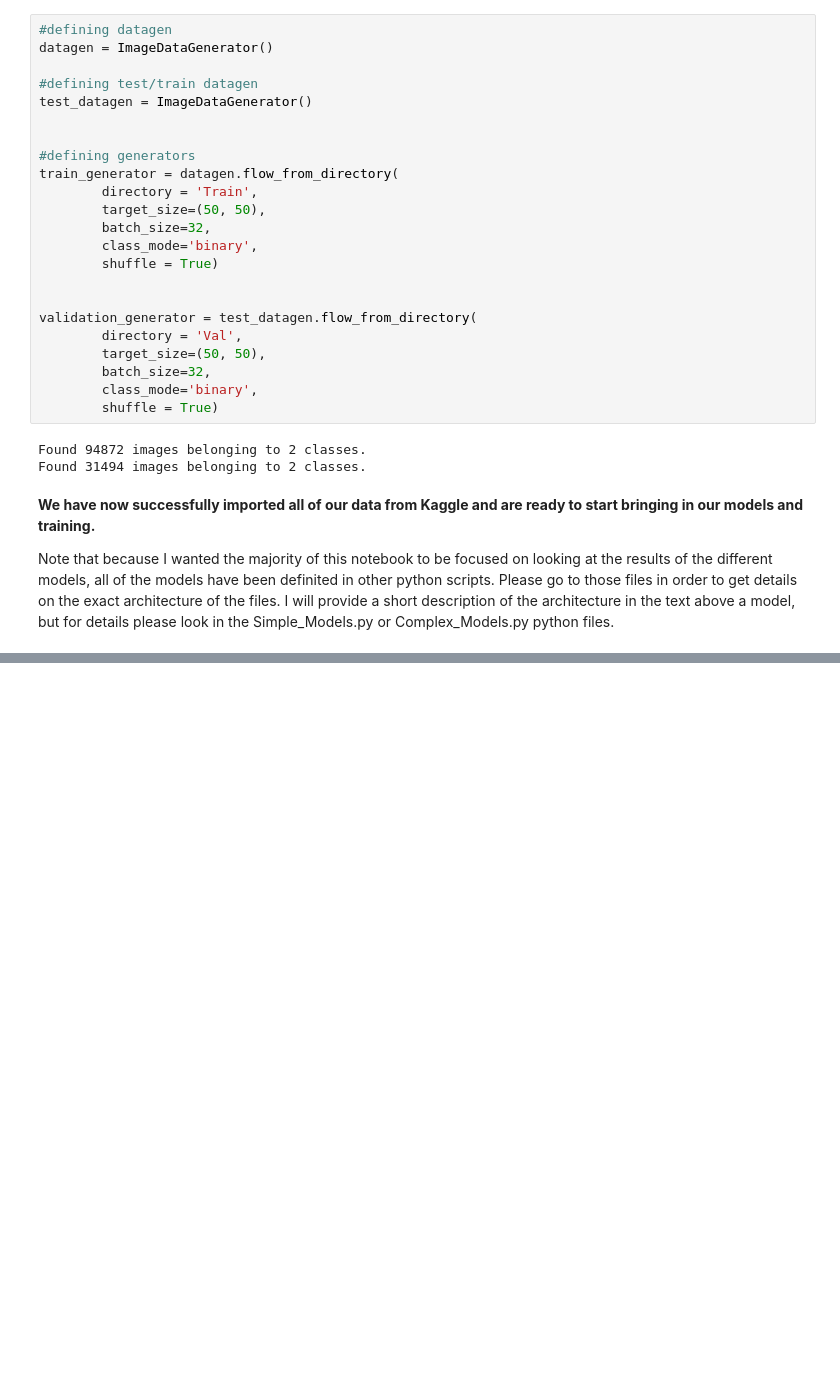
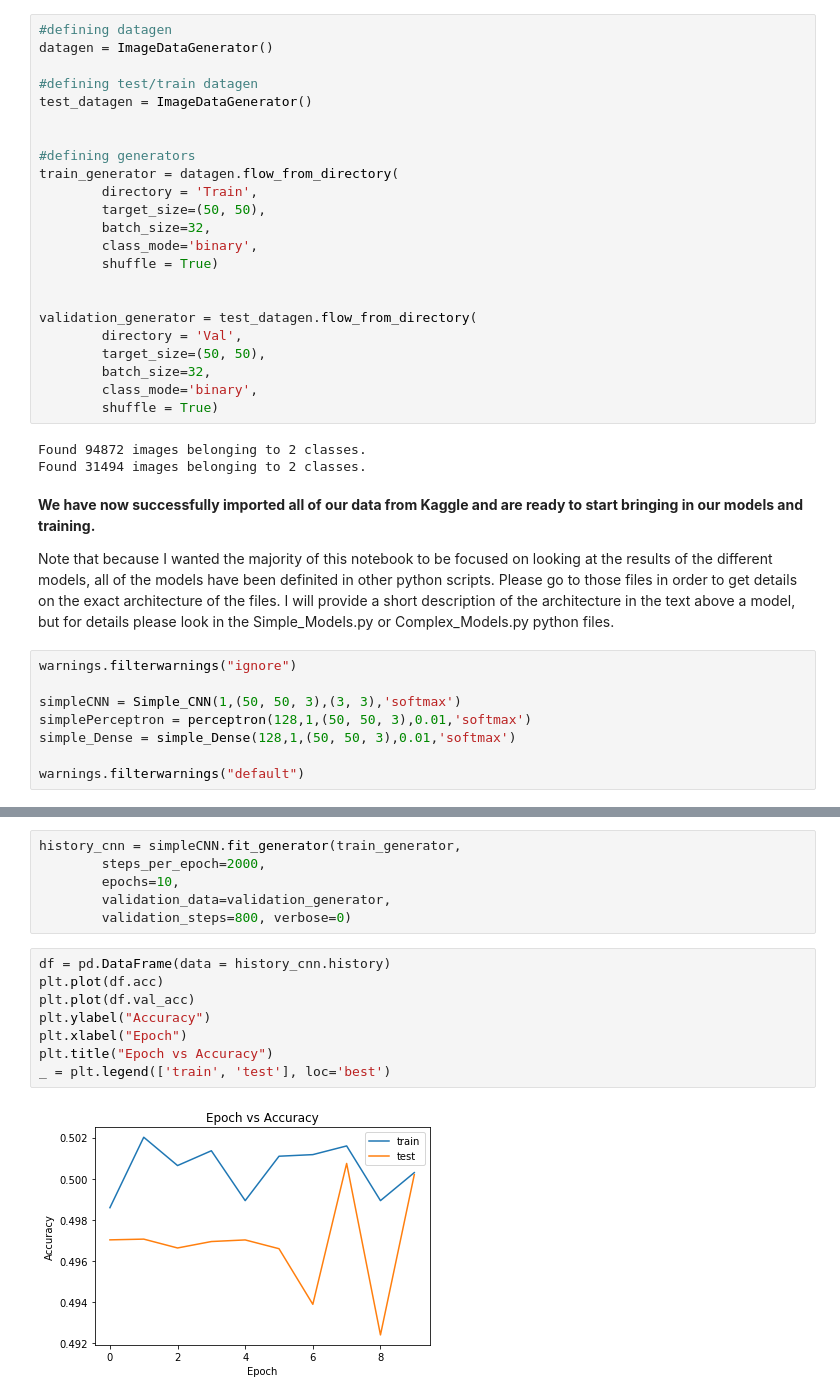
Before and after one commit to plewknew/Neural-Network-Comparison---Cancer-Identification, a Jupyter notebook: Testing_NN.ipynb, the cells around one changed output, grey strips where cells are left out. Drawn from its saved outputs; the diff is of its cells as text; blank space fills up the shorter version.

Commit message:
Updated simple models and tested simple CNN

```diff
--- a/Testing_NN.ipynb
+++ b/Testing_NN.ipynb
@@ -126,3 +128,11 @@ Found 31494 images belonging to 2 classes.
 **We have now successfully imported all of our data from Kaggle and are ready to start bringing in our models and training.**
 
 Note that because I wanted the majority of this notebook to be focused on looking at the results of the different models, all of the models have been definited in other python scripts. Please go to those files in order to get details on the exact architecture of the files. I will provide a short description of the architecture in the text above a model, but for details please look in the Simple_Models.py or Complex_Models.py python files.
+# %%
+warnings.filterwarnings("ignore")
+
+simpleCNN = Simple_CNN(1,(50, 50, 3),(3, 3),'softmax')
+simplePerceptron = perceptron(128,1,(50, 50, 3),0.01,'softmax')
+simple_Dense = simple_Dense(128,1,(50, 50, 3),0.01,'softmax')
+
+warnings.filterwarnings("default")
@@ -128,0 +159,16 @@ Note that because I wanted the majority of this notebook to be focused on lookin
+# %%
+history_cnn = simpleCNN.fit_generator(train_generator,
+        steps_per_epoch=2000,
+        epochs=10,
+        validation_data=validation_generator,
+        validation_steps=800, verbose=0)
+# %%
+df = pd.DataFrame(data = history_cnn.history)
+plt.plot(df.acc)
+plt.plot(df.val_acc)
+plt.ylabel("Accuracy")
+plt.xlabel("Epoch")
+plt.title("Epoch vs Accuracy")
+_ = plt.legend(['train', 'test'], loc='best')
+# %% [output]
+[figure, added]
```
Also changed, not shown: parts of 2 cells of this notebook, 1 other file.
